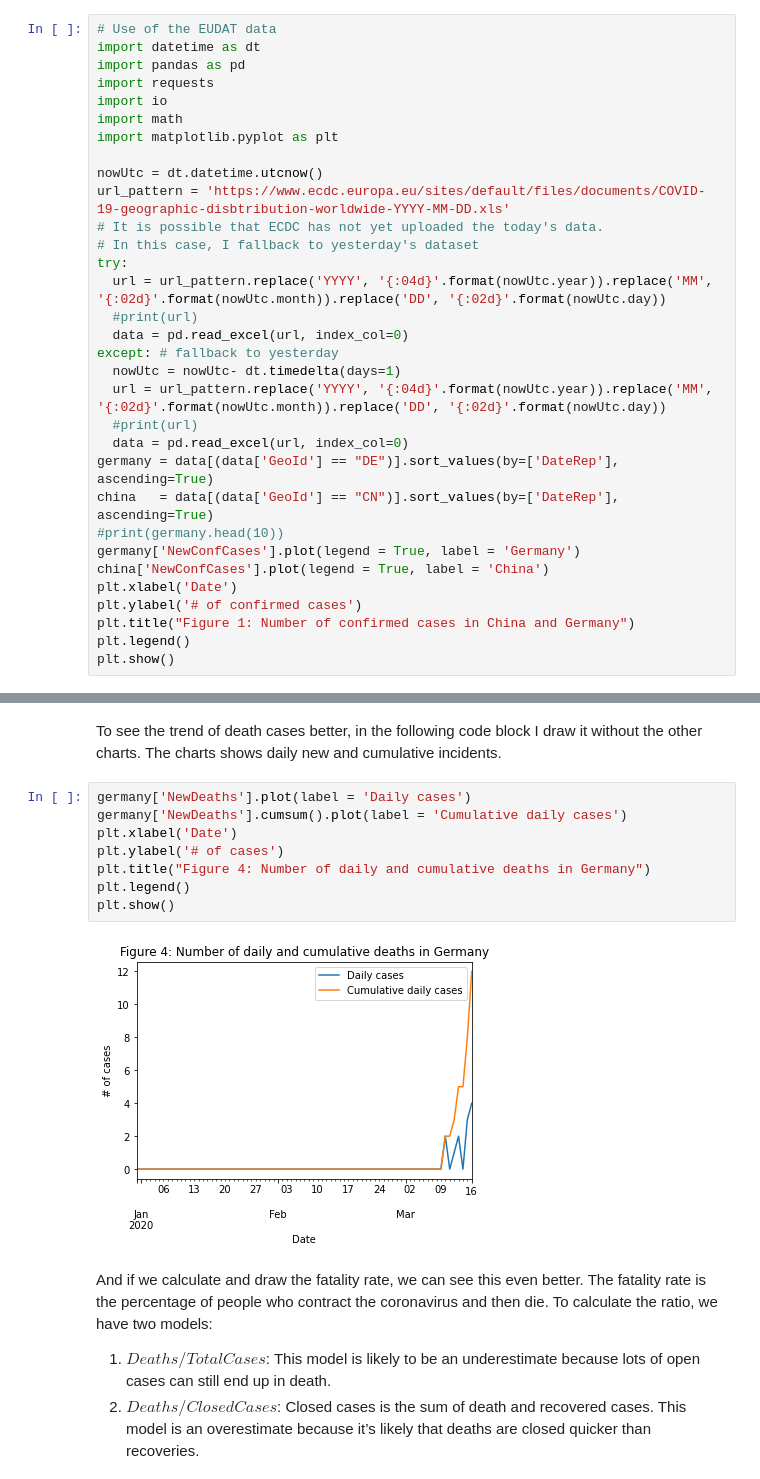
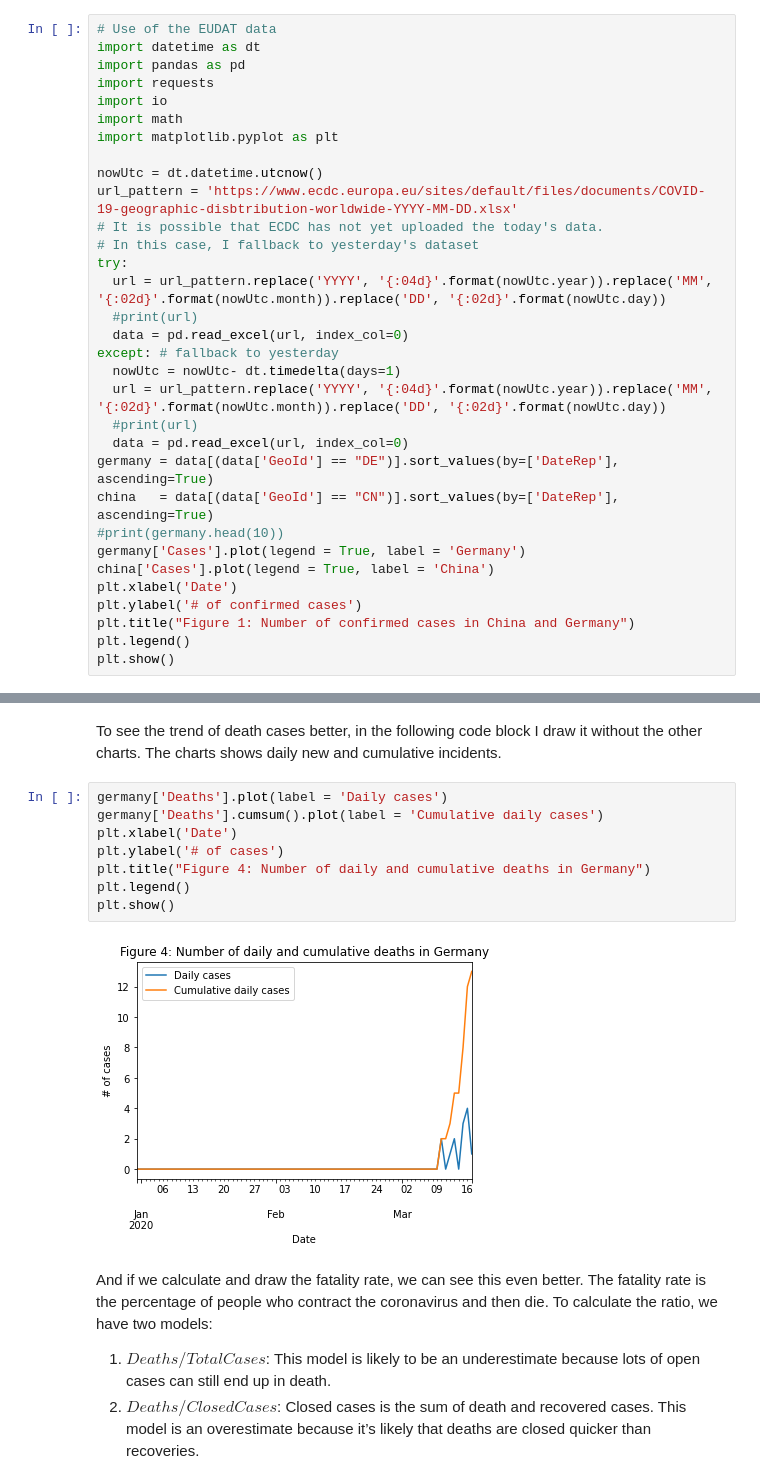
Before and after one commit to javadch/covid19, a Jupyter notebook: Covid19_Cases_Germany.ipynb, the cells around one changed output, grey strips where cells are left out. Drawn from its saved outputs; the diff is of its cells as text.

Commit message:
Adopted to the ECDC's new data format

```diff
--- a/Covid19_Cases_Germany.ipynb
+++ b/Covid19_Cases_Germany.ipynb
@@ -15,7 +15,7 @@ import math
 import matplotlib.pyplot as plt
 
 nowUtc = dt.datetime.utcnow()
-url_pattern = 'https://www.ecdc.europa.eu/sites/default/files/documents/COVID-19-geographic-disbtribution-worldwide-YYYY-MM-DD.xls'
+url_pattern = 'https://www.ecdc.europa.eu/sites/default/files/documents/COVID-19-geographic-disbtribution-worldwide-YYYY-MM-DD.xlsx'
 # It is possible that ECDC has not yet uploaded the today's data.
 # In this case, I fallback to yesterday's dataset
 try:
@@ -30,8 +30,8 @@ except: # fallback to yesterday
 germany = data[(data['GeoId'] == "DE")].sort_values(by=['DateRep'], ascending=True)
 china   = data[(data['GeoId'] == "CN")].sort_values(by=['DateRep'], ascending=True)
 #print(germany.head(10))
-germany['NewConfCases'].plot(legend = True, label = 'Germany')
-china['NewConfCases'].plot(legend = True, label = 'China')
+germany['Cases'].plot(legend = True, label = 'Germany')
+china['Cases'].plot(legend = True, label = 'China')
 plt.xlabel('Date')
 plt.ylabel('# of confirmed cases')
 plt.title("Figure 1: Number of confirmed cases in China and Germany")
@@ -77,15 +77,15 @@ plt.show()
 # %% [markdown]
 To see the trend of death cases better, in the following code block I draw it without the other charts. The charts shows daily new and cumulative incidents.
 # %%
-germany['NewDeaths'].plot(label = 'Daily cases')
-germany['NewDeaths'].cumsum().plot(label = 'Cumulative daily cases')
+germany['Deaths'].plot(label = 'Daily cases')
+germany['Deaths'].cumsum().plot(label = 'Cumulative daily cases')
 plt.xlabel('Date')
 plt.ylabel('# of cases')
 plt.title("Figure 4: Number of daily and cumulative deaths in Germany")
 plt.legend()
 plt.show()
 # %% [output]
-[figure, old version]
+[figure, new version]
 # %% [markdown]
 And if we calculate and draw the fatality rate, we can see this even better. The fatality rate is the percentage of people who contract the coronavirus and then die. To calculate the ratio, we have two models:
 1. $Deaths/TotalCases$: This model is likely to be an underestimate because lots of open cases can still end up in death.
```
Also changed, not shown: parts of 7 cells of this notebook.
